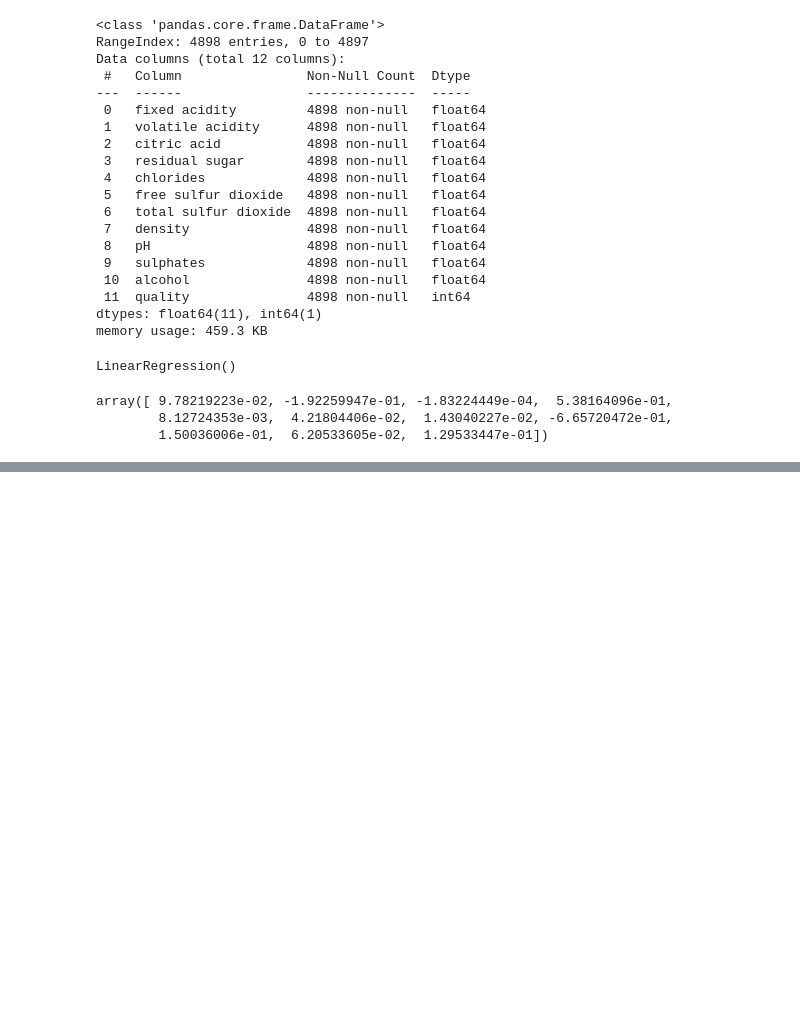
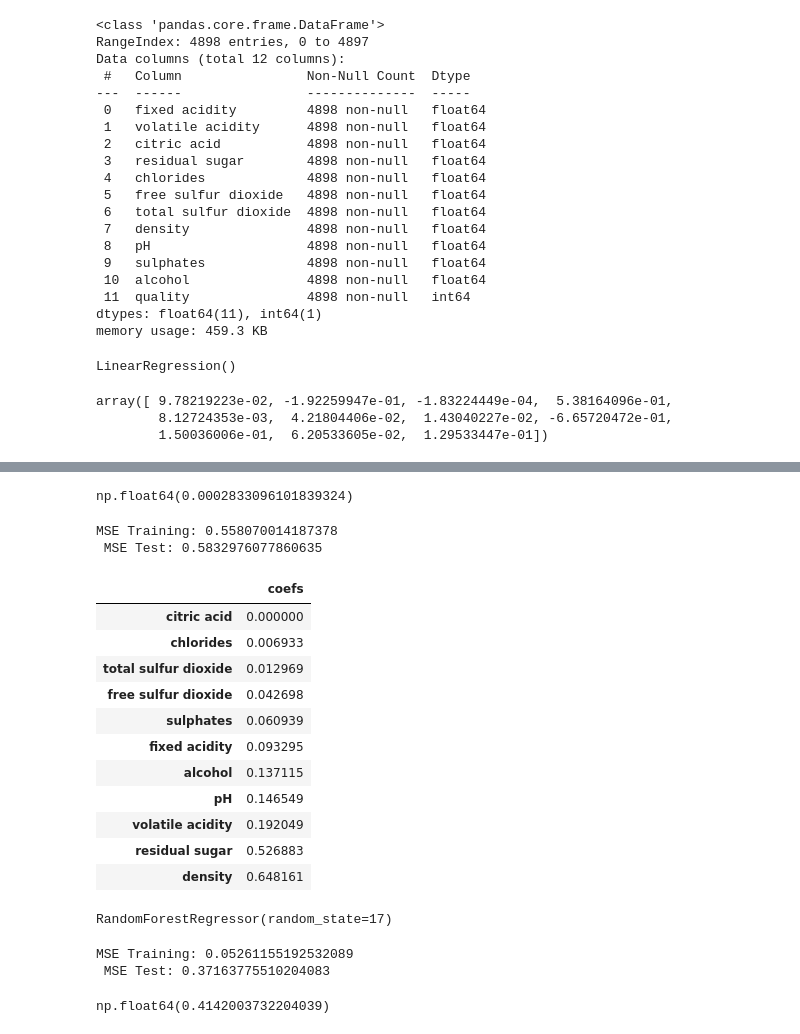
Before and after one commit to sk13g23/MLCourse, a Jupyter notebook: TOpic_4/Assignment_4.ipynb, the cells around one changed output, grey strips where cells are left out. Drawn from its saved outputs; the diff is of its cells as text; code cells hidden in the pictures; blank space fills up the shorter version.

```diff
--- a/TOpic_4/Assignment_4.ipynb
+++ b/TOpic_4/Assignment_4.ipynb
@@ -70,0 +131,6 @@ array([ 9.78219223e-02, -1.92259947e-01, -1.83224449e-04,  5.38164096e-01,
+# %%
+alphas  = np.logspace(-6 , 2 , 200)
+
+lasso_cv = LassoCV(alphas = alphas , cv = 5 , random_state=17)
+
+lasso_cv.fit(X_train_scaled , y_train)
@@ -70,0 +151,45 @@ array([ 9.78219223e-02, -1.92259947e-01, -1.83224449e-04,  5.38164096e-01,
+# %%
+lasso_cv.alpha_
+# %% [output]
+np.float64(0.0002833096101839324)
+# %%
+print("MSE Training:",mean_squared_error(lasso_cv.predict(X_train_scaled), y_train),"\n" ,"MSE Test:",mean_squared_error(lasso_cv.predict(X_test_scaled), y_test))
+# %% [output]
+MSE Training: 0.558070014187378
+ MSE Test: 0.5832976077860635
+# %%
+lasso_cv_coef = pd.DataFrame(
+    {"coefs" : np.abs(lasso_cv.coef_)}
+    ,index = X.columns
+)
+
+lasso_cv_coef = lasso_cv_coef.sort_values("coefs", ascending=True)
+
+lasso_cv_coef
+# %% [output]
+|  | coefs |
+| citric acid | 0.000000 |
+| chlorides | 0.006933 |
+| total sulfur dioxide | 0.012969 |
+| free sulfur dioxide | 0.042698 |
+| sulphates | 0.060939 |
+| fixed acidity | 0.093295 |
+| alcohol | 0.137115 |
+| pH | 0.146549 |
+| volatile acidity | 0.192049 |
+| residual sugar | 0.526883 |
+| density | 0.648161 |
+# %%
+forest = RandomForestRegressor(random_state = 17)
+forest.fit(X_train_scaled , y_train)
+# %% [output]
+RandomForestRegressor(random_state=17)
+# %%
+print("MSE Training:",mean_squared_error(forest.predict(X_train_scaled), y_train),"\n" ,"MSE Test:",mean_squared_error(forest.predict(X_test_scaled), y_test))
+# %% [output]
+MSE Training: 0.05261155192532089
+ MSE Test: 0.37163775510204083
+# %%
+np.mean(np.abs(cross_val_score(forest , X_train_scaled, y_train , scoring  = "neg_mean_squared_error")))
+# %% [output]
+np.float64(0.4142003732204039)
```
Also changed, not shown: parts of 11 cells of this notebook.
